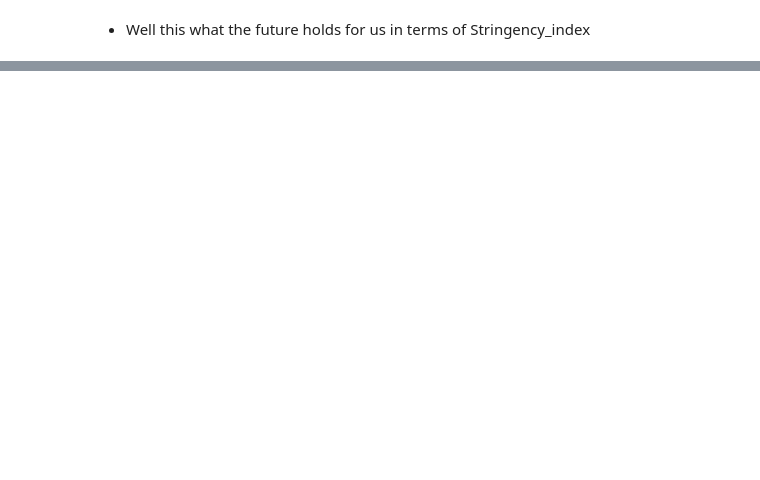
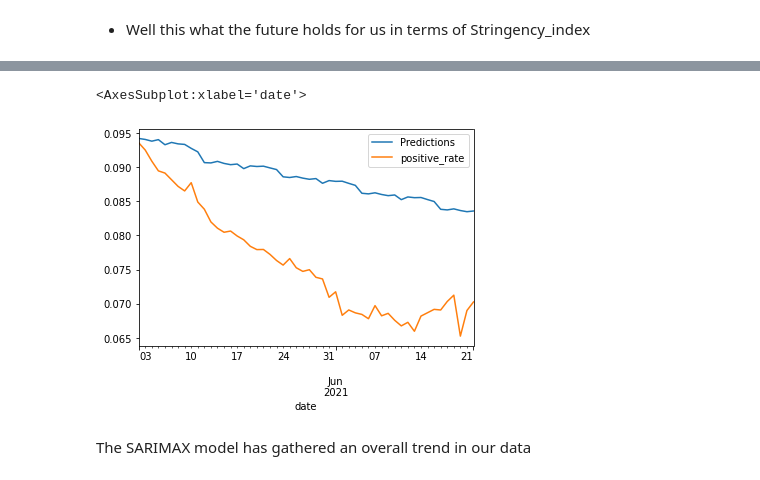
Before and after one commit to DjAzDeck/aiHackCovid, a Jupyter notebook: Creating_synthetic_dataForProjection.ipynb, the cells around one changed output, grey strips where cells are left out. Drawn from its saved outputs; the diff is of its cells as text; code cells hidden in the pictures; blank space fills up the shorter version.

```diff
--- a/Creating_synthetic_dataForProjection.ipynb
+++ b/Creating_synthetic_dataForProjection.ipynb
@@ -262,0 +382,3 @@ future_projections
+# %%
+future_projections.insert(loc=4,column='positive_rate',value=[0.0]*len(future_projections))
+pr_df = sample_df.drop(sample_df.columns.difference(['positive_rate']), 1, inplace=False)
@@ -262,0 +447,31 @@ future_projections
+# %%
+split_date = '01-May-2021'
+
+pr_df_train = pr_df.loc[pr_df.index <= split_date].copy()
+pr_df_test = pr_df.loc[pr_df.index > split_date].copy()
+
+# Fit the best SARIMAX model obtained from above on the training set
+from statsmodels.tsa.statespace.sarimax import SARIMAX
+
+model = SARIMAX(pr_df_train['positive_rate'],
+                order = (2, 1, 1),
+                seasonal_order =(1, 1, [1,2], 12))
+
+result = model.fit()
+#result.summary()
+
+start = len(pr_df_train)
+end = len(pr_df_train) + len(pr_df_test) - 1
+
+# Predictions against the test set
+predictions = result.predict(start, end,
+                             typ = 'levels').rename("Predictions")
+
+# plot predictions and actual values
+predictions.plot(legend = True)
+pr_df_test['positive_rate'].plot(legend = True)
+# %% [output]
+<AxesSubplot:xlabel='date'>
+[figure, added]
+# %% [markdown]
+The SARIMAX model has gathered an overall trend in our data
```
Also changed, not shown: parts of 28 cells of this notebook, 7 other files.
